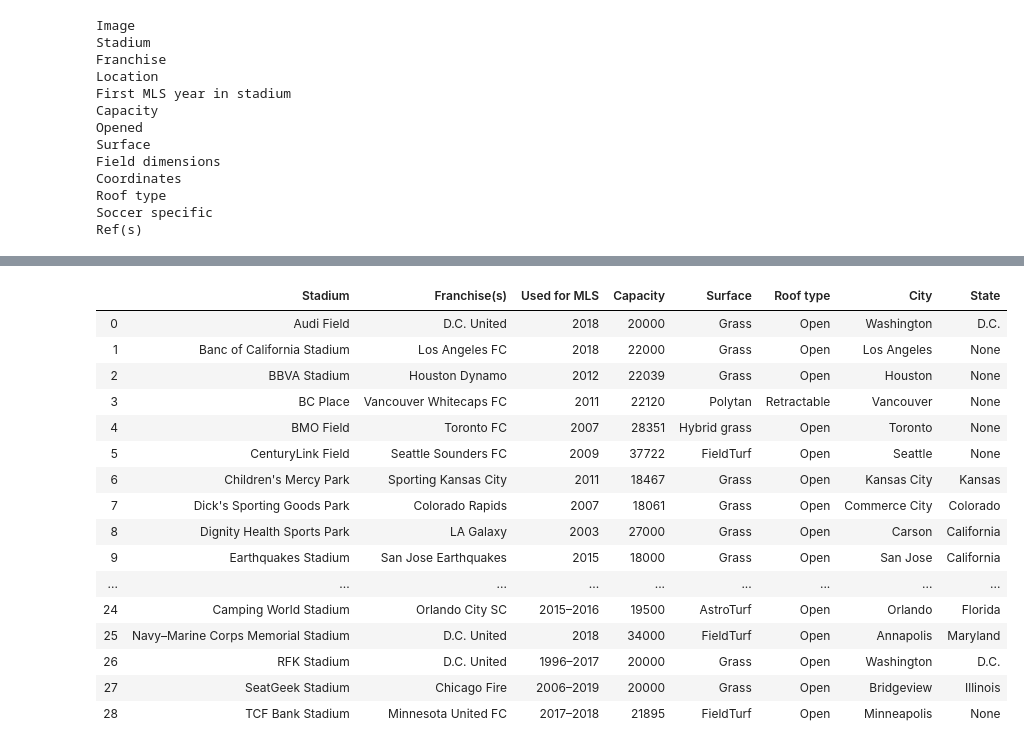
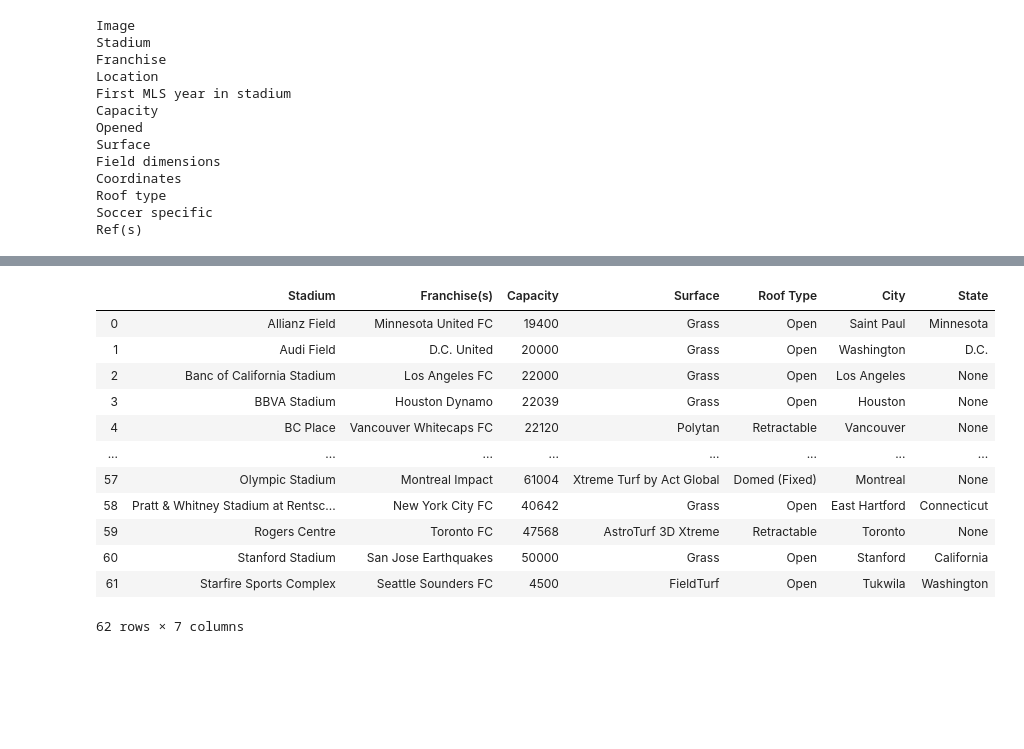
Before and after one commit to MGao535/ETLProject, a Jupyter notebook: Dylan/Stadium_Data.ipynb, the cells around one changed output, grey strips where cells are left out. Cells and saved outputs as stored; diff of their text form; code cells hidden in the pictures; blank space fills up the shorter version.

Commit message:
stadium update

```diff
--- a/Dylan/Stadium_Data.ipynb
+++ b/Dylan/Stadium_Data.ipynb
@@ -85,8 +103,9 @@ Roof type
 Soccer specific
 Ref(s)
 # %%
-clean_df1 = df1.drop(columns=['Image','Opened','Field dimensions','Coordinates','Soccer specific','Ref(s)'])
-clean_df2 = df2.drop(columns=['Image','Opened','Ref(s)'])
+clean_df1 = df1.drop(columns=['Image','Opened','Field dimensions','Coordinates','Soccer specific','Ref(s)','First MLS year in stadium'])
+clean_df2 = df2.drop(columns=['Image','Opened','Ref(s)','Used for MLS'])
+clean_df3 = df3.drop(columns=['Image','Opened','Soccer specific','Ref(s)','Year Since Use'])
 clean_df2['Roof type'] = 'Open'
 # %%
 clean_df1.head()
@@ -109,2 +127,0 @@ clean_df2.head()
-# %%
-clean_df1 = clean_df1.rename(columns={"Franchise": "Franchise(s)", "First MLS year in stadium": "Used for MLS"})
@@ -111,4 +137,8 @@ clean_df1 = clean_df1.rename(columns={"Franchise": "Franchise(s)", "First MLS ye
+# %%
+clean_df1 = clean_df1.rename(columns={"Franchise": "Franchise(s)","Roof type":"Roof Type"})
+clean_df2 = clean_df2.rename(columns={"Franchise": "Franchise(s)","Roof type":"Roof Type"})
+clean_df3 = clean_df3.rename(columns={"Franchise": "Franchise(s)"})
 # %%
-final_df = pd.concat([clean_df1,clean_df2])
+final_df = pd.concat([clean_df1,clean_df2,clean_df3])
 final_df
 # %% [output]
@@ -240,30 +212,26 @@ clean_final_df
 # %%
-for i,r in clean_final_df.iterrows():
-    value = clean_final_df.loc[i, "Capacity"]
+for i,r in final_df.iterrows():
+    value = final_df.loc[i, "Capacity"]
     cap = re.findall('\(.*?\)',value)
     if cap == []:
         continue
     else:
-        clean_final_df.loc[i, "Capacity"] = cap[0]
-clean_final_df['Capacity'] = clean_final_df['Capacity'].str.replace(r'\D', '').astype(int)
-clean_final_df
+        final_df.loc[i, "Capacity"] = cap[0]
+final_df['Capacity'] = final_df['Capacity'].str.replace(r'\D', '')
+final_df
 # %% [output]
-|  | Stadium | Franchise(s) | Used for MLS | Capacity | Surface | Roof type | City | State |
-| 0 | Audi Field | D.C. United | 2018 | 20000 | Grass | Open | Washington | D.C. |
-| 1 | Banc of California Stadium | Los Angeles FC | 2018 | 22000 | Grass | Open | Los Angeles | None |
-| 2 | BBVA Stadium | Houston Dynamo | 2012 | 22039 | Grass | Open | Houston | None |
-| 3 | BC Place | Vancouver Whitecaps FC | 2011 | 22120 | Polytan | Retractable | Vancouver | None |
-| 4 | BMO Field | Toronto FC | 2007 | 28351 | Hybrid grass | Open | Toronto | None |
-| 5 | CenturyLink Field | Seattle Sounders FC | 2009 | 37722 | FieldTurf | Open | Seattle | None |
-| 6 | Children's Mercy Park | Sporting Kansas City | 2011 | 18467 | Grass | Open | Kansas City | Kansas |
-| 7 | Dick's Sporting Goods Park | Colorado Rapids | 2007 | 18061 | Grass | Open | Commerce City | Colorado |
-| 8 | Dignity Health Sports Park | LA Galaxy | 2003 | 27000 | Grass | Open | Carson | California |
-| 9 | Earthquakes Stadium | San Jose Earthquakes | 2015 | 18000 | Grass | Open | San Jose | California |
-| ... | ... | ... | ... | ... | ... | ... | ... | ... |
-| 24 | Camping World Stadium | Orlando City SC | 2015–2016 | 19500 | AstroTurf | Open | Orlando | Florida |
-| 25 | Navy–Marine Corps Memorial Stadium | D.C. United | 2018 | 34000 | FieldTurf | Open | Annapolis | Maryland |
-| 26 | RFK Stadium | D.C. United | 1996–2017 | 20000 | Grass | Open | Washington | D.C. |
-| 27 | SeatGeek Stadium | Chicago Fire | 2006–2019 | 20000 | Grass | Open | Bridgeview | Illinois |
-| 28 | TCF Bank Stadium | Minnesota United FC | 2017–2018 | 21895 | FieldTurf | Open | Minneapolis | None |
+|  | Stadium | Franchise(s) | Capacity | Surface | Roof Type | City | State |
+| 0 | Allianz Field | Minnesota United FC | 19400 | Grass | Open | Saint Paul | Minnesota |
+| 1 | Audi Field | D.C. United | 20000 | Grass | Open | Washington | D.C. |
+| 2 | Banc of California Stadium | Los Angeles FC | 22000 | Grass | Open | Los Angeles | None |
+| 3 | BBVA Stadium | Houston Dynamo | 22039 | Grass | Open | Houston | None |
+| 4 | BC Place | Vancouver Whitecaps FC | 22120 | Polytan | Retractable | Vancouver | None |
+| ... | ... | ... | ... | ... | ... | ... | ... |
+| 57 | Olympic Stadium | Montreal Impact | 61004 | Xtreme Turf by Act Global | Domed (Fixed) | Montreal | None |
+| 58 | Pratt & Whitney Stadium at Rentsc... | New York City FC | 40642 | Grass | Open | East Hartford | Connecticut |
+| 59 | Rogers Centre | Toronto FC | 47568 | AstroTurf 3D Xtreme | Retractable | Toronto | None |
+| 60 | Stanford Stadium | San Jose Earthquakes | 50000 | Grass | Open | Stanford | California |
+| 61 | Starfire Sports Complex | Seattle Sounders FC | 4500 | FieldTurf | Open | Tukwila | Washington |
+62 rows × 7 columns
 # %%
 clean_final_df.to_csv('stadium_data.csv')
```
Also changed, not shown: parts of 11 cells of this notebook.
